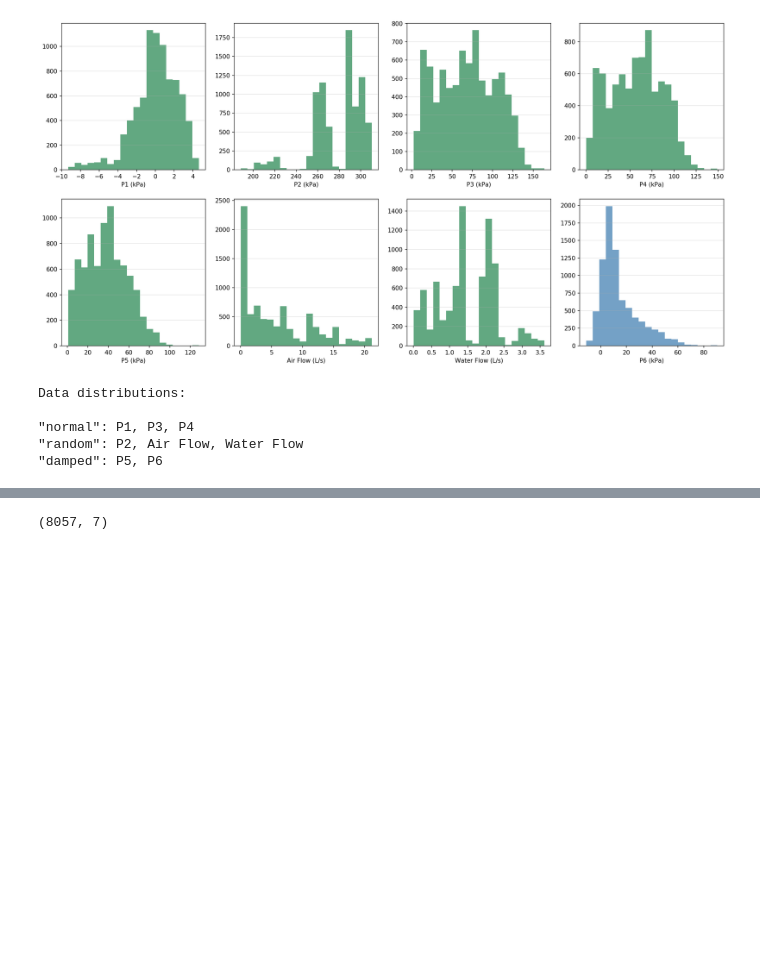
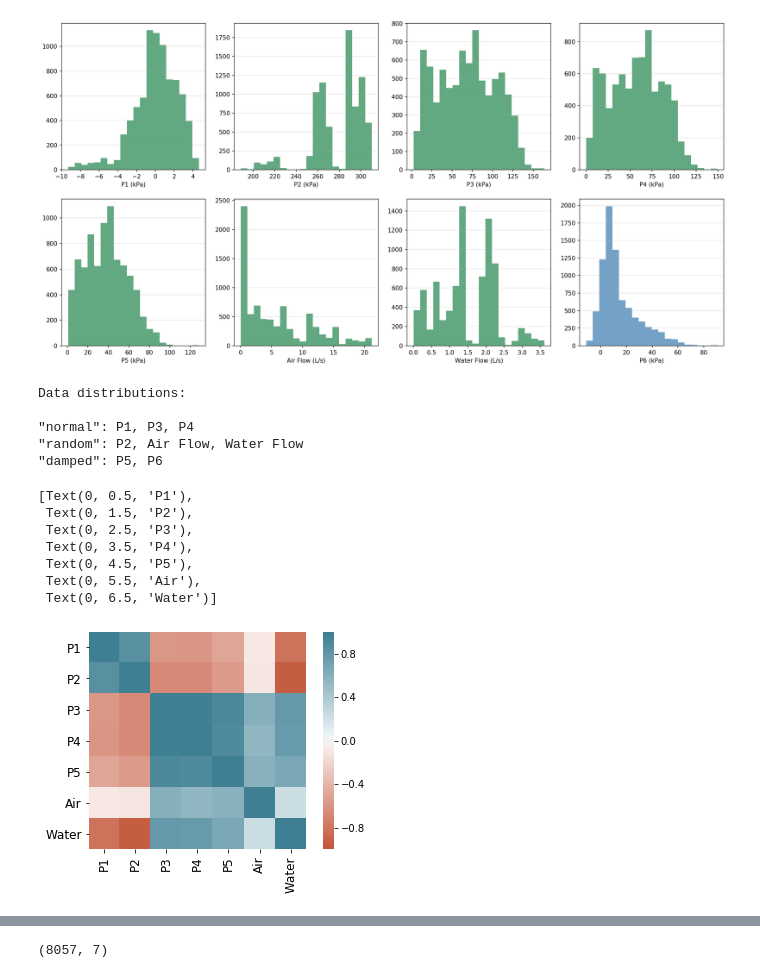
Before and after one commit to triton-wolfe/CHbE-6745-4745-Group-Project, a Jupyter notebook: Group_Project.ipynb, the cells around one changed output, grey strips where cells are left out. Cells and saved outputs as stored; diff of their text form; code cells hidden in the pictures; blank space fills up the shorter version.

```diff
--- a/Group_Project.ipynb
+++ b/Group_Project.ipynb
@@ -67,3 +72,23 @@ Data distributions:
 "normal": P1, P3, P4
 "random": P2, Air Flow, Water Flow
 "damped": P5, P6
+# %%
+########################################### correlation matrix #############################################################
+import pandas as pd
+import seaborn as sns
+
+#fig, ax = plt.subplots(figsize = (8, 8))
+corr = df[df.columns[2:]].corr()
+ticks = ['P1', 'P2', 'P3', 'P4', 'P5', 'Air', 'Water']
+ax = sns.heatmap(corr, vmin=-1, vmax=1, center=0, cmap=sns.diverging_palette(20, 220, n=200), square=True)
+ax.set_xticklabels(ticks,fontsize = 12)
+ax.set_yticklabels(ticks, fontsize = 12)
+# %% [output]
+[Text(0, 0.5, 'P1'),
+ Text(0, 1.5, 'P2'),
+ Text(0, 2.5, 'P3'),
+ Text(0, 3.5, 'P4'),
+ Text(0, 4.5, 'P5'),
+ Text(0, 5.5, 'Air'),
+ Text(0, 6.5, 'Water')]
+[figure, added]
```
Also changed, not shown: parts of 7 cells of this notebook.
